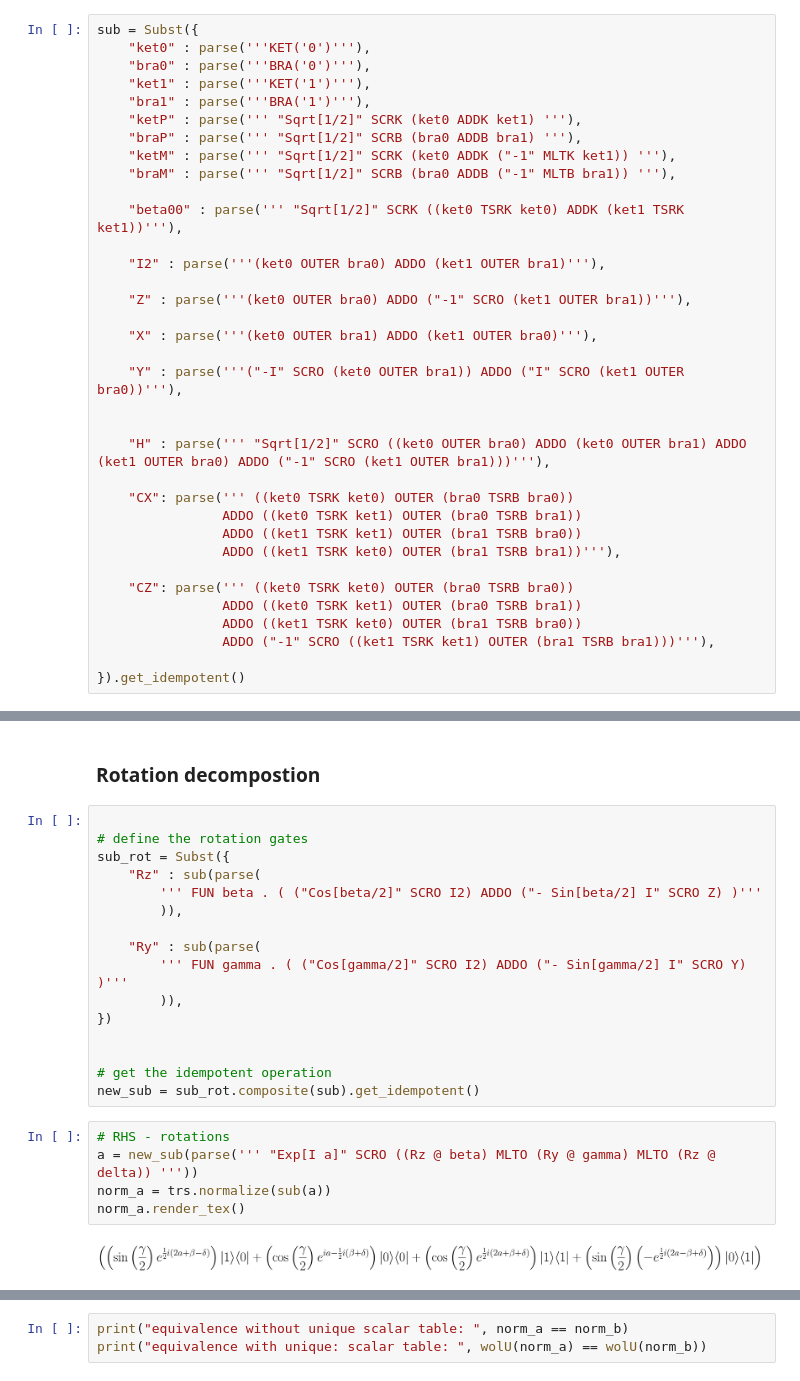
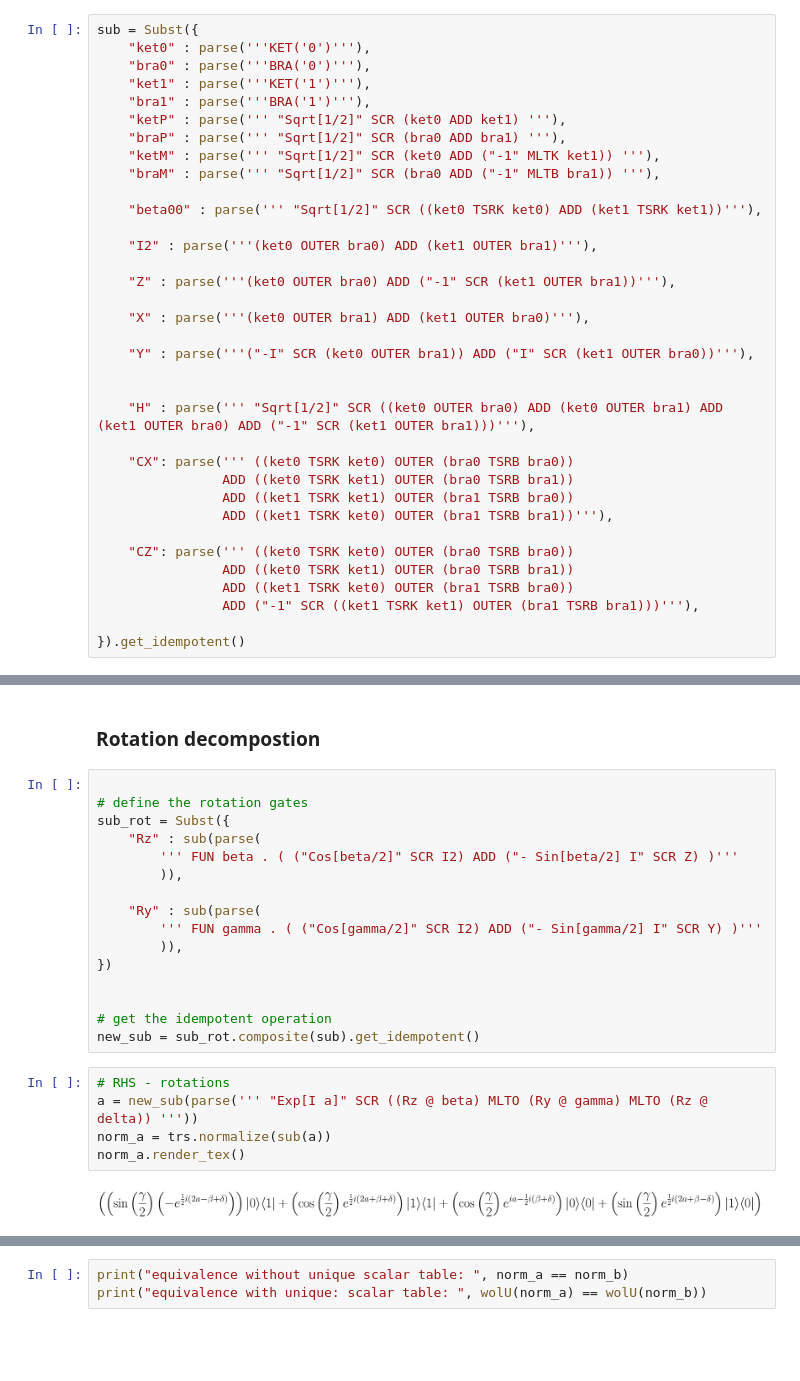
Before and after one commit to LucianoXu/28-Dirac3, a Jupyter notebook: demo.ipynb, the cells around one changed output, grey strips where cells are left out. Drawn from its saved outputs; the diff is of its cells as text; blank space fills up the shorter version.

```diff
--- a/demo.ipynb
+++ b/demo.ipynb
@@ -17,33 +17,33 @@ sub = Subst({
     "bra0" : parse('''BRA('0')'''),
     "ket1" : parse('''KET('1')'''),
     "bra1" : parse('''BRA('1')'''),
-    "ketP" : parse(''' "Sqrt[1/2]" SCRK (ket0 ADDK ket1) '''),
-    "braP" : parse(''' "Sqrt[1/2]" SCRB (bra0 ADDB bra1) '''),
-    "ketM" : parse(''' "Sqrt[1/2]" SCRK (ket0 ADDK ("-1" MLTK ket1)) '''),
-    "braM" : parse(''' "Sqrt[1/2]" SCRB (bra0 ADDB ("-1" MLTB bra1)) '''),
+    "ketP" : parse(''' "Sqrt[1/2]" SCR (ket0 ADD ket1) '''),
+    "braP" : parse(''' "Sqrt[1/2]" SCR (bra0 ADD bra1) '''),
+    "ketM" : parse(''' "Sqrt[1/2]" SCR (ket0 ADD ("-1" MLTK ket1)) '''),
+    "braM" : parse(''' "Sqrt[1/2]" SCR (bra0 ADD ("-1" MLTB bra1)) '''),
 
-    "beta00" : parse(''' "Sqrt[1/2]" SCRK ((ket0 TSRK ket0) ADDK (ket1 TSRK ket1))'''),
+    "beta00" : parse(''' "Sqrt[1/2]" SCR ((ket0 TSRK ket0) ADD (ket1 TSRK ket1))'''),
 
-    "I2" : parse('''(ket0 OUTER bra0) ADDO (ket1 OUTER bra1)'''),
+    "I2" : parse('''(ket0 OUTER bra0) ADD (ket1 OUTER bra1)'''),
 
-    "Z" : parse('''(ket0 OUTER bra0) ADDO ("-1" SCRO (ket1 OUTER bra1))'''),
+    "Z" : parse('''(ket0 OUTER bra0) ADD ("-1" SCR (ket1 OUTER bra1))'''),
 
-    "X" : parse('''(ket0 OUTER bra1) ADDO (ket1 OUTER bra0)'''),
+    "X" : parse('''(ket0 OUTER bra1) ADD (ket1 OUTER bra0)'''),
 
-    "Y" : parse('''("-I" SCRO (ket0 OUTER bra1)) ADDO ("I" SCRO (ket1 OUTER bra0))'''),
+    "Y" : parse('''("-I" SCR (ket0 OUTER bra1)) ADD ("I" SCR (ket1 OUTER bra0))'''),
 
 
-    "H" : parse(''' "Sqrt[1/2]" SCRO ((ket0 OUTER bra0) ADDO (ket0 OUTER bra1) ADDO (ket1 OUTER bra0) ADDO ("-1" SCRO (ket1 OUTER bra1)))'''),
+    "H" : parse(''' "Sqrt[1/2]" SCR ((ket0 OUTER bra0) ADD (ket0 OUTER bra1) ADD (ket1 OUTER bra0) ADD ("-1" SCR (ket1 OUTER bra1)))'''),
 
     "CX": parse(''' ((ket0 TSRK ket0) OUTER (bra0 TSRB bra0))
-                ADDO ((ket0 TSRK ket1) OUTER (bra0 TSRB bra1))
-                ADDO ((ket1 TSRK ket1) OUTER (bra1 TSRB bra0))
-                ADDO ((ket1 TSRK ket0) OUTER (bra1 TSRB bra1))'''),
+                ADD ((ket0 TSRK ket1) OUTER (bra0 TSRB bra1))
+                ADD ((ket1 TSRK ket1) OUTER (bra1 TSRB bra0))
+                ADD ((ket1 TSRK ket0) OUTER (bra1 TSRB bra1))'''),
 
     "CZ": parse(''' ((ket0 TSRK ket0) OUTER (bra0 TSRB bra0))
-                ADDO ((ket0 TSRK ket1) OUTER (bra0 TSRB bra1))
-                ADDO ((ket1 TSRK ket0) OUTER (bra1 TSRB bra0))
-                ADDO ("-1" SCRO ((ket1 TSRK ket1) OUTER (bra1 TSRB bra1)))'''),
+                ADD ((ket0 TSRK ket1) OUTER (bra0 TSRB bra1))
+                ADD ((ket1 TSRK ket0) OUTER (bra1 TSRB bra0))
+                ADD ("-1" SCR ((ket1 TSRK ket1) OUTER (bra1 TSRB bra1)))'''),
 
 }).get_idempotent()
 # %%
@@ -103,11 +103,11 @@ trs.normalize(expr).render_tex()
 # define the rotation gates
 sub_rot = Subst({
     "Rz" : sub(parse(
-        ''' FUN beta . ( ("Cos[beta/2]" SCRO I2) ADDO ("- Sin[beta/2] I" SCRO Z) )'''
+        ''' FUN beta . ( ("Cos[beta/2]" SCR I2) ADD ("- Sin[beta/2] I" SCR Z) )'''
         )),
 
     "Ry" : sub(parse(
-        ''' FUN gamma . ( ("Cos[gamma/2]" SCRO I2) ADDO ("- Sin[gamma/2] I" SCRO Y) )'''
+        ''' FUN gamma . ( ("Cos[gamma/2]" SCR I2) ADD ("- Sin[gamma/2] I" SCR Y) )'''
         )),
 })
 
@@ -116,9 +116,9 @@ sub_rot = Subst({
 new_sub = sub_rot.composite(sub).get_idempotent()
 # %%
 # RHS - rotations
-a = new_sub(parse(''' "Exp[I a]" SCRO ((Rz @ beta) MLTO (Ry @ gamma) MLTO (Rz @ delta)) '''))
+a = new_sub(parse(''' "Exp[I a]" SCR ((Rz @ beta) MLTO (Ry @ gamma) MLTO (Rz @ delta)) '''))
 norm_a = trs.normalize(sub(a))
 norm_a.render_tex()
 # %% [output]
-[figure, old version]
+[figure, new version]
 # %%
```
Also changed, not shown: parts of 10 cells of this notebook, 18 other files.
